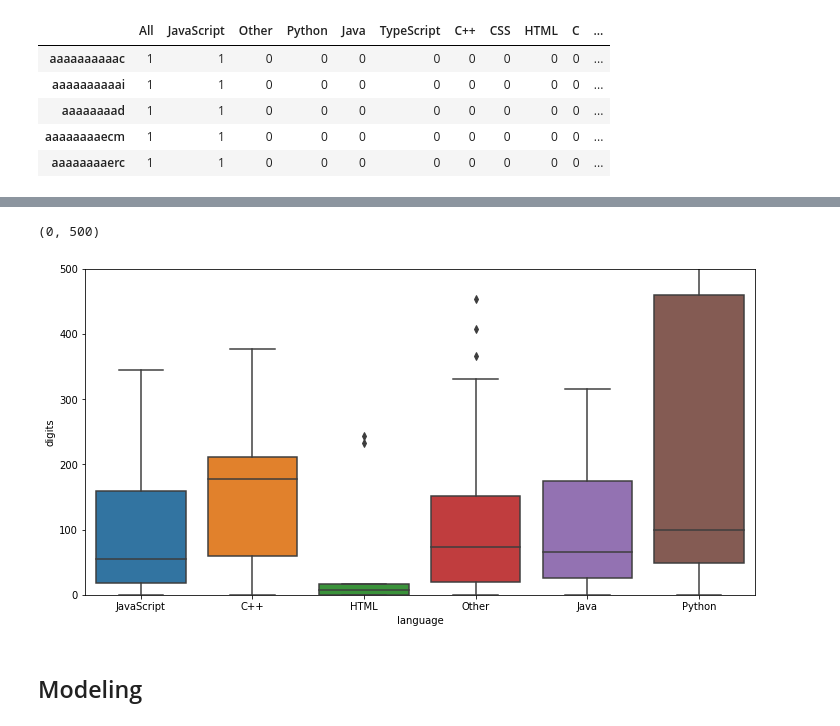
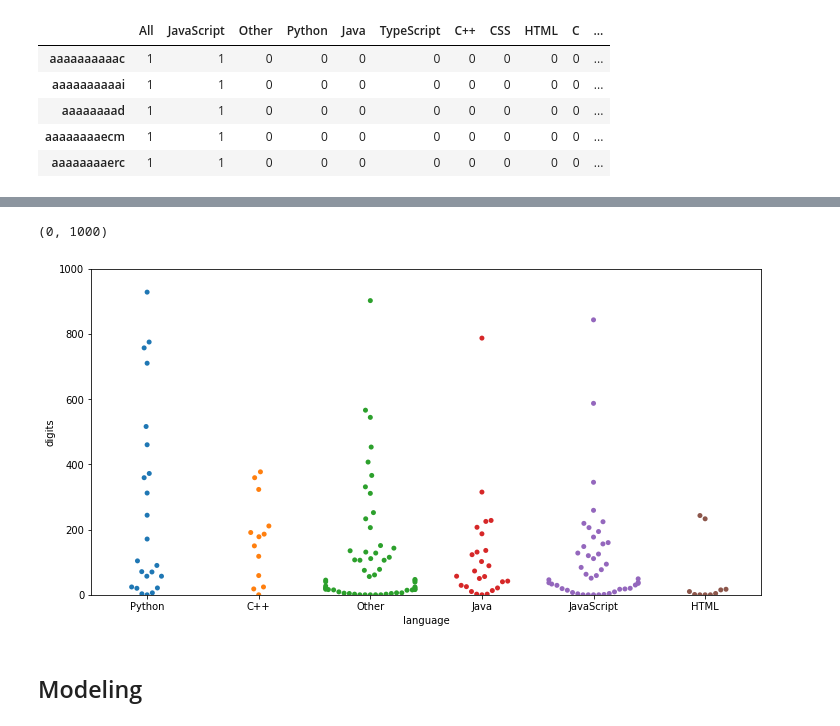
Before and after one commit to The-Tree-Muskeeters/git-language, a Jupyter notebook: nlp_project_ravinder.ipynb, the cells around one changed output, grey strips where cells are left out. Saved outputs shown, nothing was run; the diff lists cells and outputs as text; code cells hidden in the pictures.

```diff
--- a/nlp_project_ravinder.ipynb
+++ b/nlp_project_ravinder.ipynb
@@ -133,5 +129,5 @@ df['language'] = df.language.replace(['PHP','Shell','Kotlin','Vue','ApacheConf',
-# %%
-df = df[df.language != 'Other']
+# %%
+df = df.groupby('language').filter(lambda x : len(x)>5)
 # %%
 df.language.value_counts()
 # %% [output]
@@ -147,3 +146,5 @@ C              8
 Name: language, dtype: int64
 # %%
-df['language'] = df.language.replace(['C', 'CSS', 'TypeScript', 'Go' ], 'Other')
+df['language'] = df.language.replace(['PHP','Shell','Kotlin','Vue','ApacheConf','Jupyter Notebook','R','Groovy',\
+                                      'Kotlin','Scala','Rust', 'Swift','C#','Dart','Ruby','Objective-C','PowerShell','TeX',\
+                                     'C', 'CSS', 'TypeScript', 'Go'], 'Other')
@@ -168,5 +187,5 @@ df = prepare_r.prep_contents(df)
 # %%
-df = df.drop(columns = ['original', 'normalized', 'stemmed', 'lemmatized'])
+df = df.drop(columns = ['original', 'stemmed', 'normalized', 'lemmatized'])
 df.head(4)
 # %% [output]
 |  | language | readme_contents | cleaned |
@@ -453,10 +445,10 @@ train
 # %%
 plt.figure(figsize = (12,6))
-sns.boxplot(x = 'language', y = 'digits', data = train)
-plt.ylim(0,500)
+sns.swarmplot(x = 'language', y = 'digits', data = train)
+plt.ylim(0,1000)
 # %% [output]
-(0, 500)
+(0, 1000)
-[figure, old version]
+[figure, new version]
 # %% [markdown]
 ## Modeling
 # %%
```
Also changed, not shown: parts of 47 cells of this notebook.
